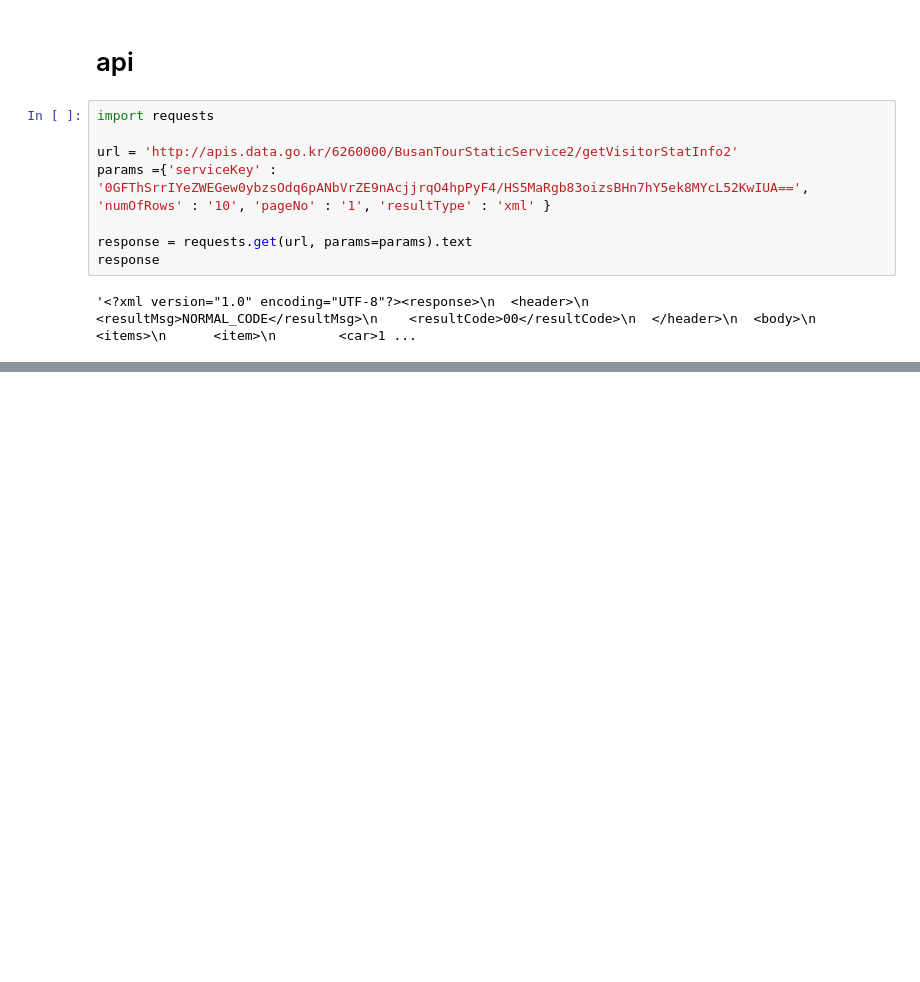
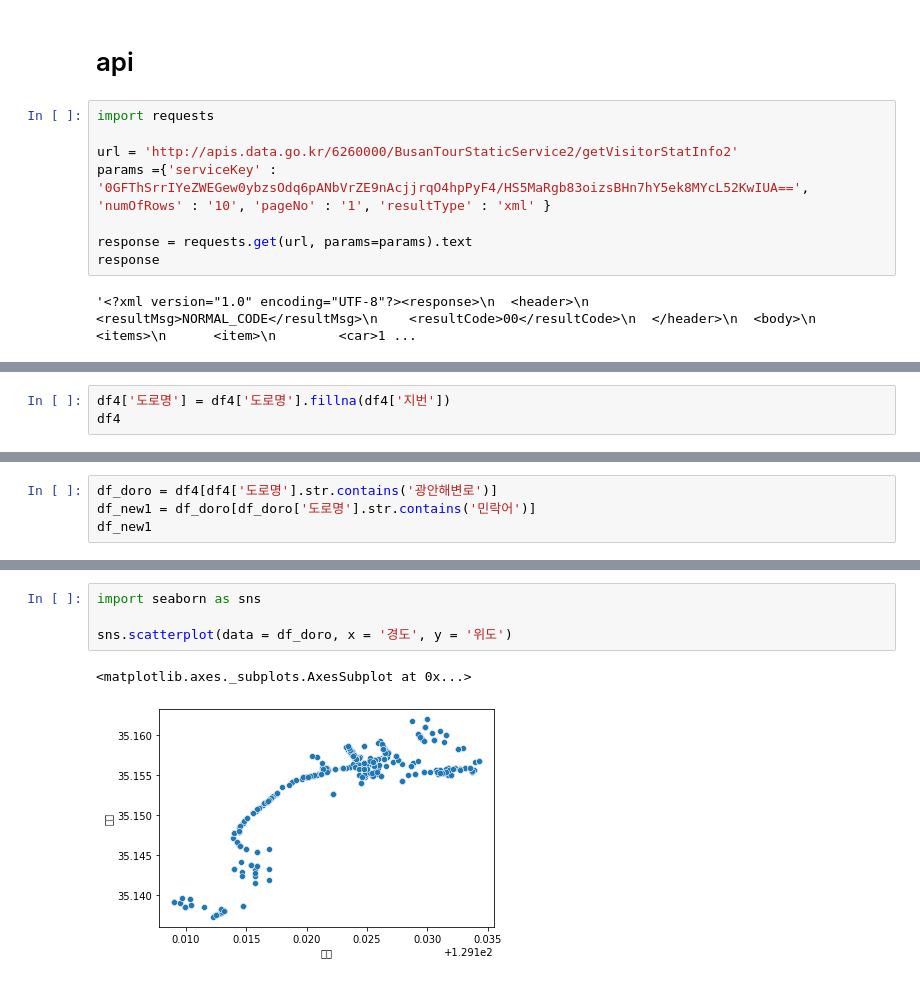
Before and after one commit to JaeHong-Park987/BUSAN, a Jupyter notebook: 부산 관광 데이터 수집.ipynb, the cells around one changed output, grey strips where cells are left out. Saved outputs shown, nothing was run; the diff lists cells and outputs as text; blank space fills up the shorter version.

```diff
--- a/부산 관광 데이터 수집.ipynb
+++ b/부산 관광 데이터 수집.ipynb
@@ -398,0 +403,3 @@ response
+# %%
+df4['도로명'] = df4['도로명'].fillna(df4['지번'])
+df4
@@ -398,0 +467,4 @@ response
+# %%
+df_doro = df4[df4['도로명'].str.contains('광안해변로')]
+df_new1 = df_doro[df_doro['도로명'].str.contains('민락어')]
+df_new1
@@ -398,0 +501,7 @@ response
+# %%
+import seaborn as sns
+
+sns.scatterplot(data = df_doro, x = '경도', y = '위도')
+# %% [output]
+<matplotlib.axes._subplots.AxesSubplot at 0x...>
+[figure, added]
```
Also changed, not shown: parts of 13 cells of this notebook, 1 other file.
